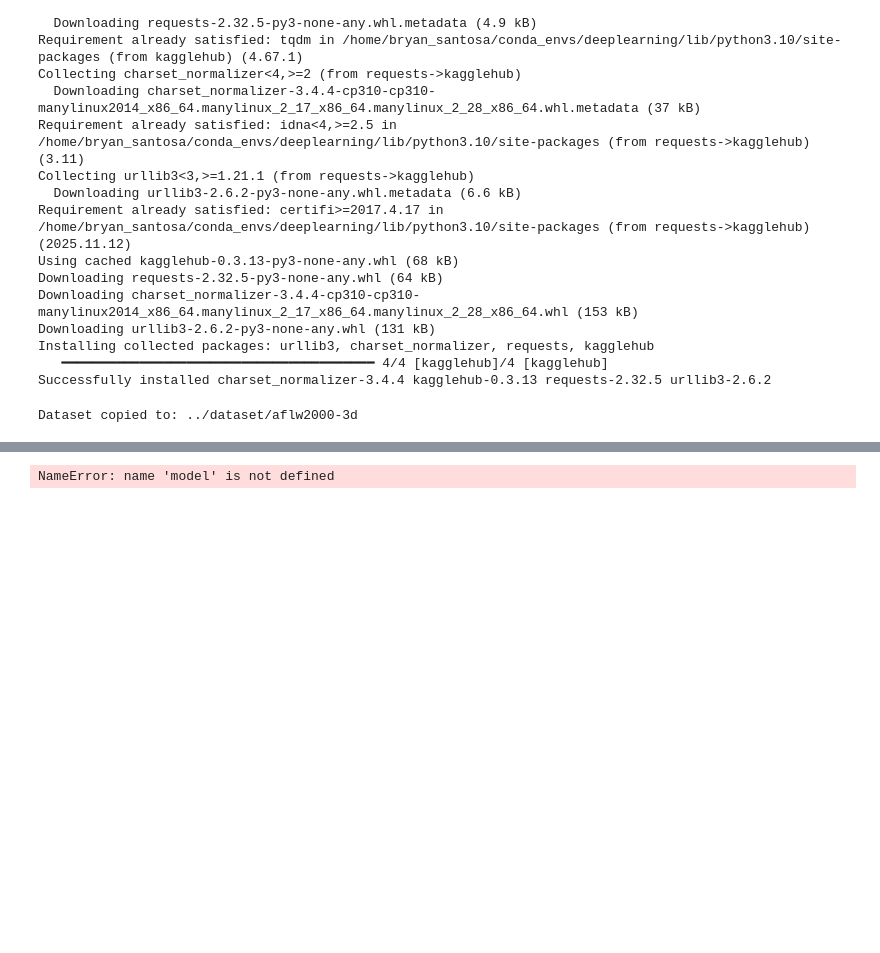
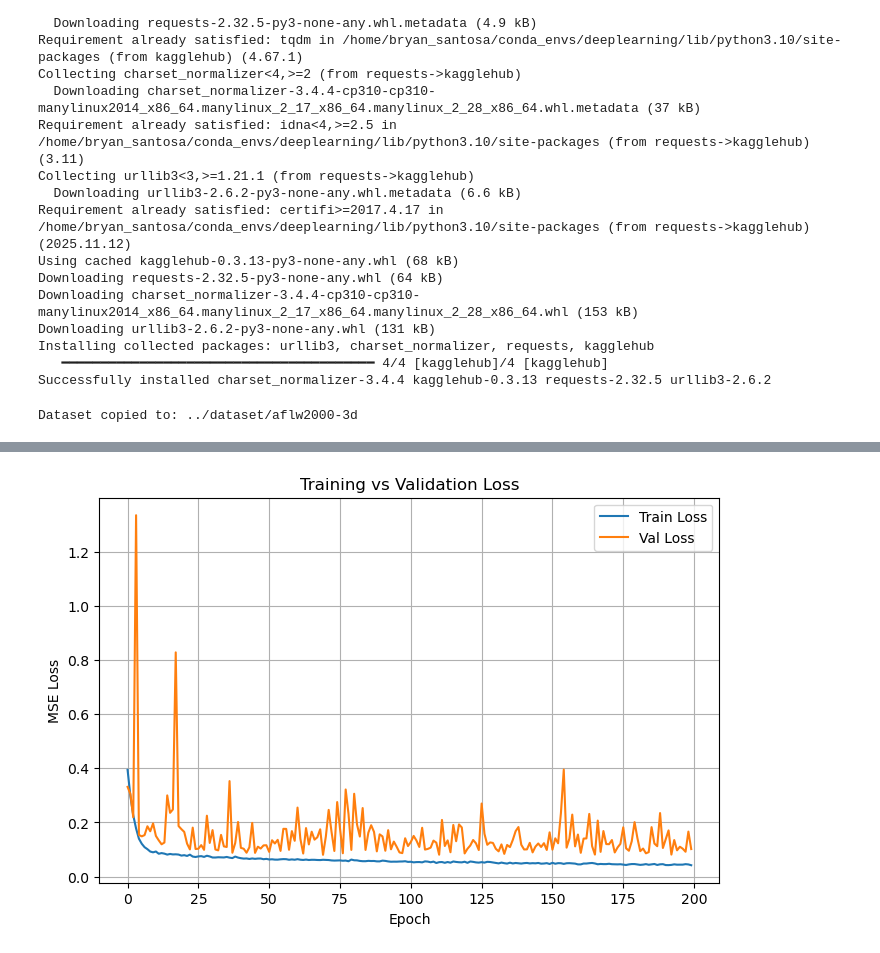
Before and after one commit to KinsleyTan/Deep-LearningProject, a Jupyter notebook: notebooks/testing.ipynb, the cells around one changed output, grey strips where cells are left out. Saved outputs shown, nothing was run; the diff lists cells and outputs as text; code cells hidden in the pictures; blank space fills up the shorter version.

```diff
--- a/notebooks/testing.ipynb
+++ b/notebooks/testing.ipynb
@@ -145,3 +137,12 @@ Expressions: (1828, 10, 1)
+# %%
+X = np.load("data/landmarks.npy").astype(np.float32)
+y = np.load("data/expressions.npy").astype(np.float32).squeeze(-1)
+# %%
+from sklearn.model_selection import train_test_split
+
+X_train, X_val, y_train, y_val = train_test_split(
+    X, y, test_size=0.2, random_state=42
+)
 # %%
 import mediapipe as mp
 mp_face = mp.solutions.face_mesh.FaceMesh(
@@ -174,3 +184,7 @@ W0000 00:00:1765758190.065916    6855 inference_feedback_manager.cc:114] Feedbac
+# %%
+BATCH_SIZE = 128
+train_loader = DataLoader(train_ds, batch_size=BATCH_SIZE, shuffle=True)
+val_loader   = DataLoader(val_ds, batch_size=BATCH_SIZE, shuffle=False)
 # %%
 import os
 import numpy as np
@@ -314,12 +315,0 @@ Epoch 11: avg loss = 0.071265
-# %%
-dummy = torch.randn(1, 1434).cuda()
-torch.onnx.export(
-    model,
-    dummy,
-    "expression_head.onnx",
-    input_names=["landmarks"],
-    output_names=["expression"],
-    opset_version=11
-)
-# %% [output]
-NameError: name 'model' is not defined
@@ -330 +316,15 @@ from sklearn.metrics import mean_squared_error, mean_absolute_error
+# %%
+import matplotlib.pyplot as plt
+
+plt.figure(figsize=(8,5))
+plt.plot(train_losses, label="Train Loss")
+plt.plot(val_losses, label="Val Loss")
+plt.xlabel("Epoch")
+plt.ylabel("MSE Loss")
+plt.title("Training vs Validation Loss")
+plt.legend()
+plt.grid(True)
+plt.show()
+# %% [output]
+[figure, added]
 # %%
```
Also changed, not shown: parts of 14 cells of this notebook, 2 other files.
